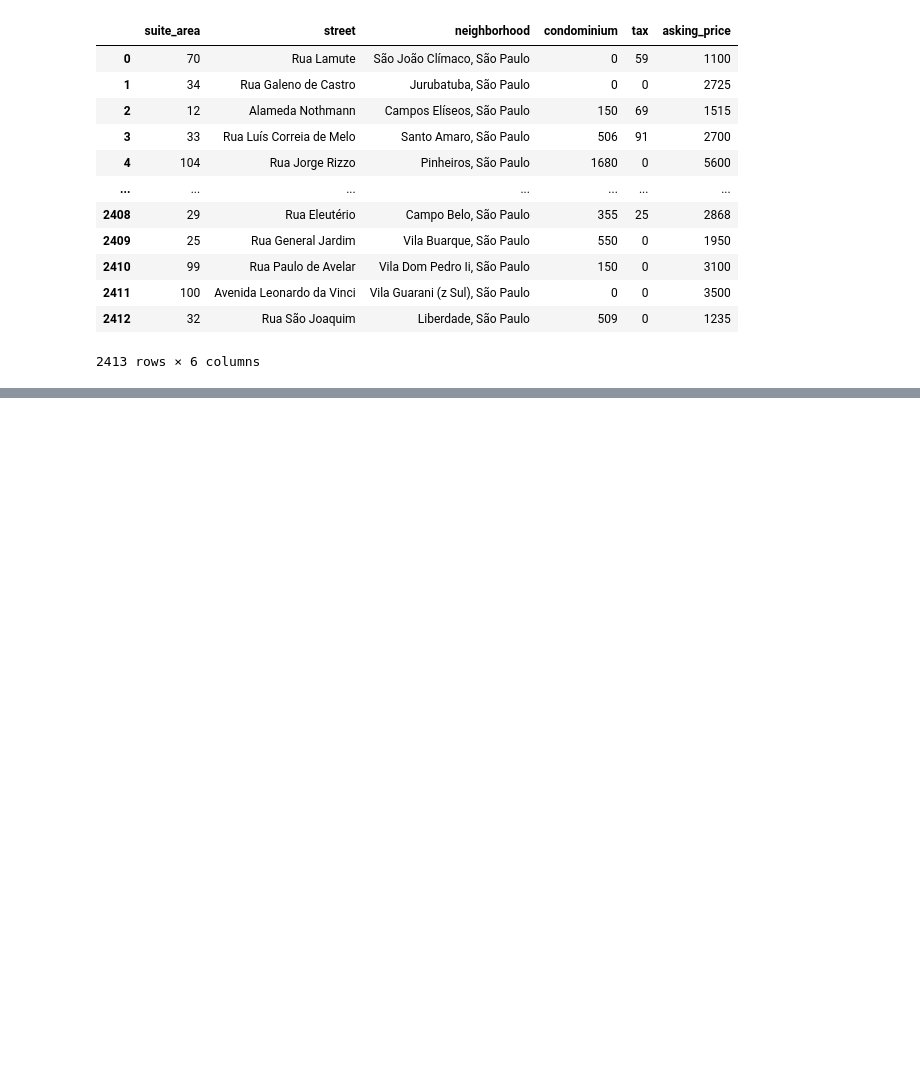
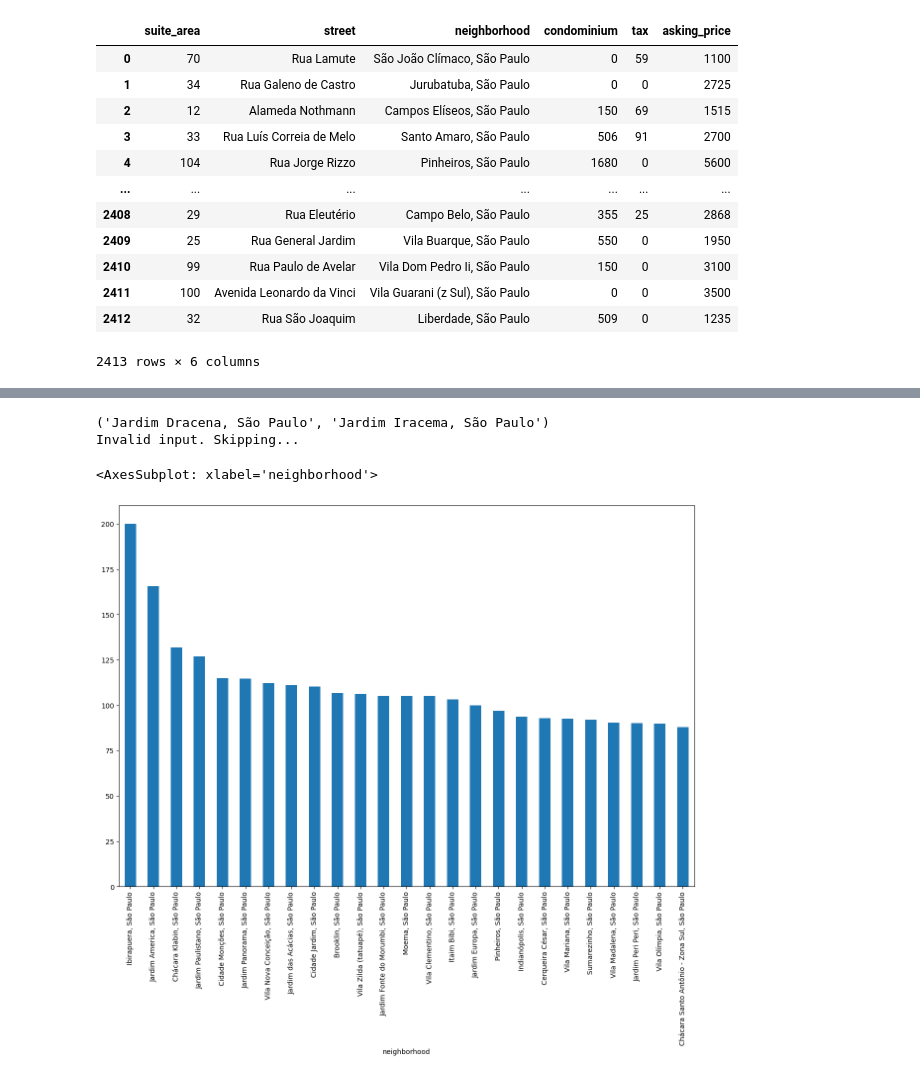
Before and after one commit to GuilhermeRameh/QuintoAndar-Scrapping-Analise, a Jupyter notebook: projeto.ipynb, the cells around one changed output, grey strips where cells are left out. Cells and saved outputs as stored; diff of their text form; code cells hidden in the pictures; blank space fills up the shorter version.

```diff
--- a/testes.ipynb
+++ b/projeto.ipynb
@@ -200,0 +227,2 @@ Agora exploraremos os dados que conseguimos, analisando relação entre localida
+# %%
+df.drop_duplicates(inplace=True)
@@ -200,0 +231,41 @@ Agora exploraremos os dados que conseguimos, analisando relação entre localida
+# %%
+import Levenshtein
+
+neighborhood_names = df['neighborhood'].unique()
+
+similar_neighborhoods = []
+already_checked = []
+# %%
+for i in range(len(neighborhood_names)):
+    for j in range(i+1, len(neighborhood_names)):
+        distance = Levenshtein.distance(neighborhood_names[i], neighborhood_names[j])
+        if distance <= 2:
+            similar_neighborhoods.append((neighborhood_names[i], neighborhood_names[j]))
+
+for neighborhood_pair in similar_neighborhoods:
+    if neighborhood_pair in already_checked:
+        continue
+    print(neighborhood_pair)
+    user_input = input("Which neighborhood is correct? Enter the correct neighborhood name: ")
+    if user_input == "":
+        break
+    else :
+        user_input = int(user_input)
+    correct_neighborhood = neighborhood_pair[0] if user_input==1 else neighborhood_pair[1] if user_input == 2 else None
+    wrong_neighborhood = neighborhood_pair[1] if neighborhood_pair[0] == correct_neighborhood else neighborhood_pair[0]
+    if correct_neighborhood:
+        print(f"Corrigindo {wrong_neighborhood} para {correct_neighborhood}...")
+        df.loc[df['neighborhood'] == wrong_neighborhood, 'neighborhood'] = correct_neighborhood
+    else:
+        print("Invalid input. Skipping...")
+        already_checked.append(neighborhood_pair)
+# %% [output]
+('Jardim Dracena, São Paulo', 'Jardim Iracema, São Paulo')
+Invalid input. Skipping...
+# %%
+df['price_per_sqm'] = df['asking_price'] / df['suite_area']
+neighborhood_avg_price = df.groupby('neighborhood')['price_per_sqm'].mean()
+neighborhood_avg_price.sort_values(ascending=False).head(25).plot(kind='bar', figsize=(15, 10))
+# %% [output]
+<AxesSubplot: xlabel='neighborhood'>
+[figure, added]
```
Also changed, not shown: parts of 7 cells of this notebook, 1 other file.
